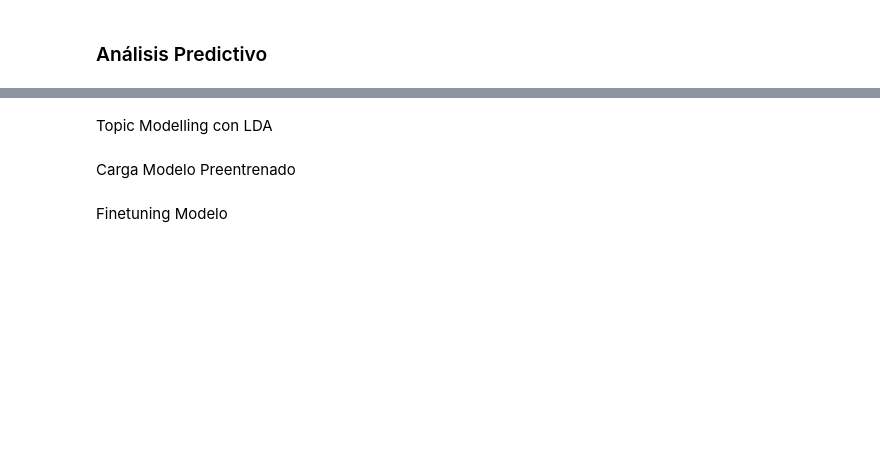
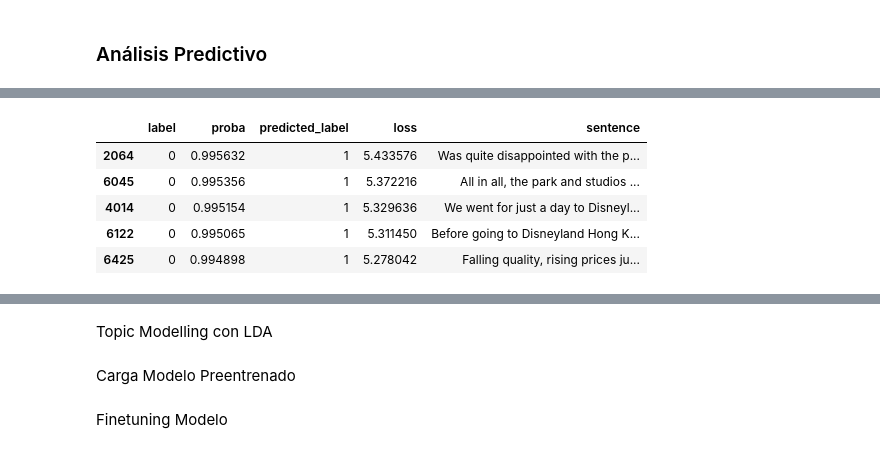
Before and after one commit to srosati/TP_NLP, a Jupyter notebook: main.ipynb, the cells around one changed output, grey strips where cells are left out. Cells and saved outputs as stored; diff of their text form; code cells hidden in the pictures; blank space fills up the shorter version.

Commit message:
feat: finetune model for clasification

```diff
--- a/main.ipynb
+++ b/main.ipynb
@@ -386,0 +687,38 @@ for k in full_dataset.keys():
+# %%
+data_collator = trainer.data_collator
+
+def loss_per_example(examples):
+    """Agrega a un batch la proba, prediccion y loss de cada ejemplo
+    """
+    examples = {k: v for k, v in examples.items() if k in ['label', 'input_ids', 'attention_mask']}
+    batch = data_collator(examples)
+    input_ids = batch["input_ids"].to(device)
+    attention_mask = batch["attention_mask"].to(device)
+    labels = batch["labels"].to(device)
+    with torch.inference_mode():
+        output = model(input_ids, attention_mask)
+        batch["proba"] = torch.softmax(output.logits, dim=1)[:, 1]
+        batch["predicted_label"] = torch.argmax(output.logits, axis=1)
+
+    loss = torch.nn.functional.cross_entropy(output.logits, labels, reduction="none")
+    batch["loss"] = loss
+    return batch
+# %%
+errors_dataset = tokenized_dataset['val'].map(loss_per_example, batched=True, batch_size=16)
+# %%
+errors_dataset.set_format('pandas')
+errors_df = errors_dataset[:][['label', 'proba', 'predicted_label', 'loss']]
+# El trainer elimina in-place cualquier feature de tipo str
+# --> recuperamos la columna
+errors_df['sentence'] = full_dataset['val']['sentence']
+# %%
+pd.set_option("display.max_colwidth", None)
+# %%
+errors_df.query("label == 0").sort_values("loss", ascending=False).head()
+# %% [output]
+|  | label | proba | predicted_label | loss | sentence |
+| 2064 | 0 | 0.995632 | 1 | 5.433576 | Was quite disappointed with the p... |
+| 6045 | 0 | 0.995356 | 1 | 5.372216 | All in all, the park and studios ... |
+| 4014 | 0 | 0.995154 | 1 | 5.329636 | We went for just a day to Disneyl... |
+| 6122 | 0 | 0.995065 | 1 | 5.311450 | Before going to Disneyland Hong K... |
+| 6425 | 0 | 0.994898 | 1 | 5.278042 | Falling quality, rising prices ju... |
```
Also changed, not shown: parts of 64 cells of this notebook.
